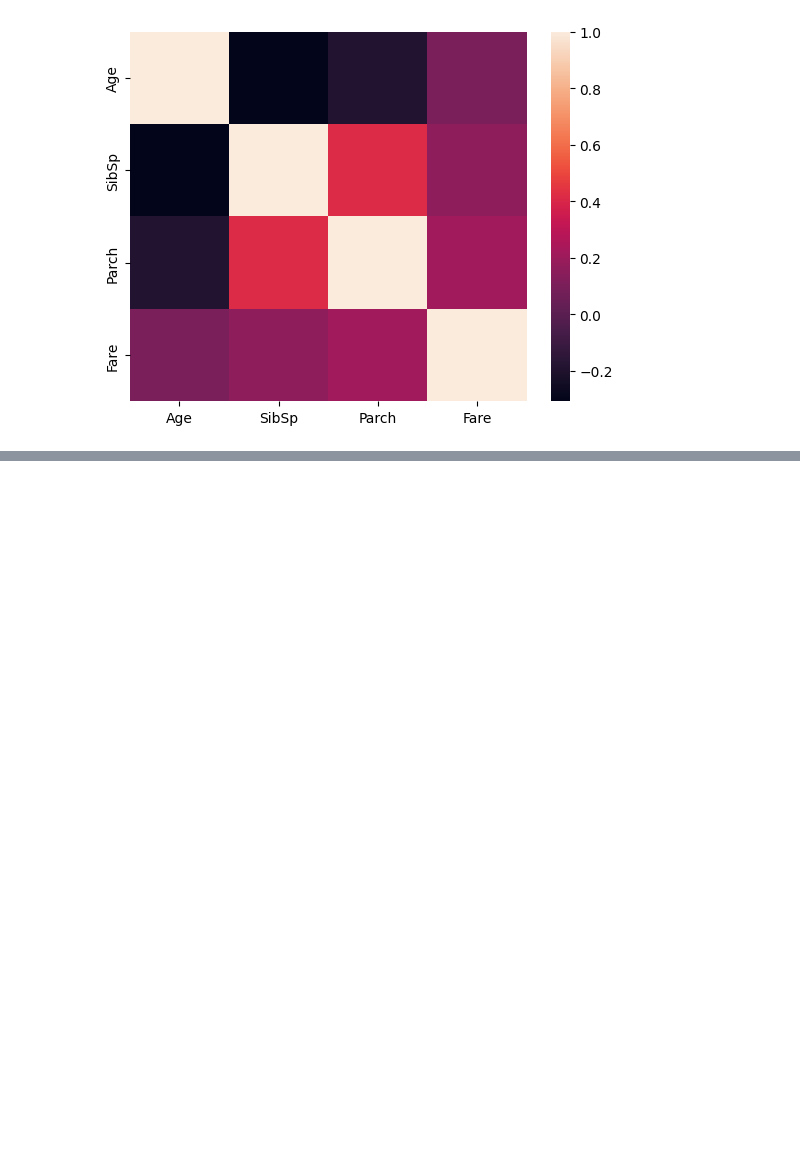
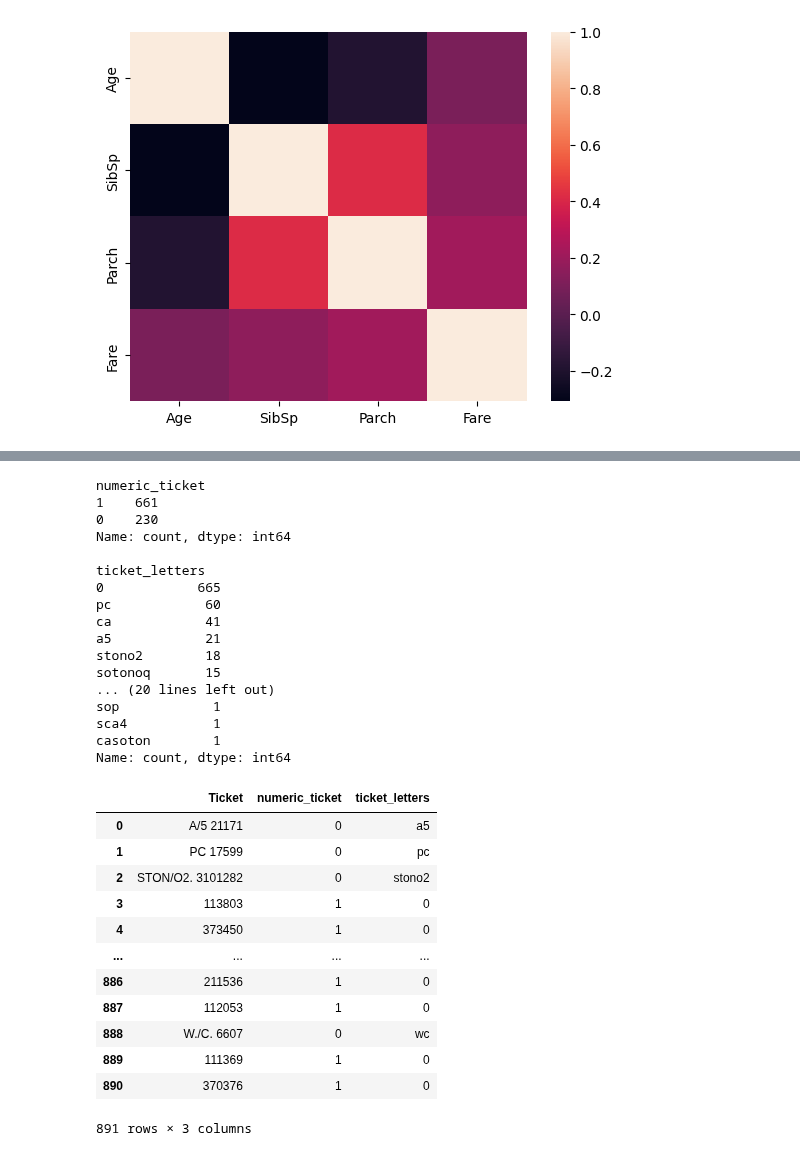
Before and after one commit to huanrafa/ProjectPracticing, a Jupyter notebook: Titanic - Machine Learning from Disaster/Titanic project.ipynb, the cells around one changed output, grey strips where cells are left out. Cells and saved outputs as stored; diff of their text form; code cells hidden in the pictures; blank space fills up the shorter version.

```diff
--- a/Titanic - Machine Learning from Disaster/Titanic project.ipynb
+++ b/Titanic - Machine Learning from Disaster/Titanic project.ipynb
@@ -109,0 +183,4 @@ pd.pivot_table(training, index='Survived', values=['Age', 'SibSp', 'Parch', 'Far
+# %%
+#create categories based on cabin first letter ("n" is for null)
+training['cabin_adv'] = training['Cabin'].apply(lambda x: str(x)[0])
+training['cabin_adv']
@@ -109,0 +219,40 @@ pd.pivot_table(training, index='Survived', values=['Age', 'SibSp', 'Parch', 'Far
+# %%
+#TAKE A CLOSER LOOK AT "Ticket" COLUMN:
+
+training['numeric_ticket'] = training['Ticket'].apply(lambda x: 1 if x.isnumeric() else 0)
+training['ticket_letters'] = training['Ticket'].apply(lambda x: ''.join(x.split(' ')[:-1]).replace('.','').replace('/', '').lower()
+                                                      if len(x.split(' ')[:-1]) > 0 else 0)
+print(training['numeric_ticket'].value_counts(), "\n")
+print(training['ticket_letters'].value_counts(), "\n")
+training[['Ticket', 'numeric_ticket', 'ticket_letters']]
+# %% [output]
+numeric_ticket
+1    661
+0    230
+Name: count, dtype: int64
+
+ticket_letters
+0            665
+pc            60
+ca            41
+a5            21
+stono2        18
+sotonoq       15
+... (20 lines left out)
+sop            1
+sca4           1
+casoton        1
+Name: count, dtype: int64
+|  | Ticket | numeric_ticket | ticket_letters |
+| 0 | A/5 21171 | 0 | a5 |
+| 1 | PC 17599 | 0 | pc |
+| 2 | STON/O2. 3101282 | 0 | stono2 |
+| 3 | 113803 | 1 | 0 |
+| 4 | 373450 | 1 | 0 |
+| ... | ... | ... | ... |
+| 886 | 211536 | 1 | 0 |
+| 887 | 112053 | 1 | 0 |
+| 888 | W./C. 6607 | 0 | wc |
+| 889 | 111369 | 1 | 0 |
+| 890 | 370376 | 1 | 0 |
+891 rows × 3 columns
```
Also changed, not shown: parts of 11 cells of this notebook.
